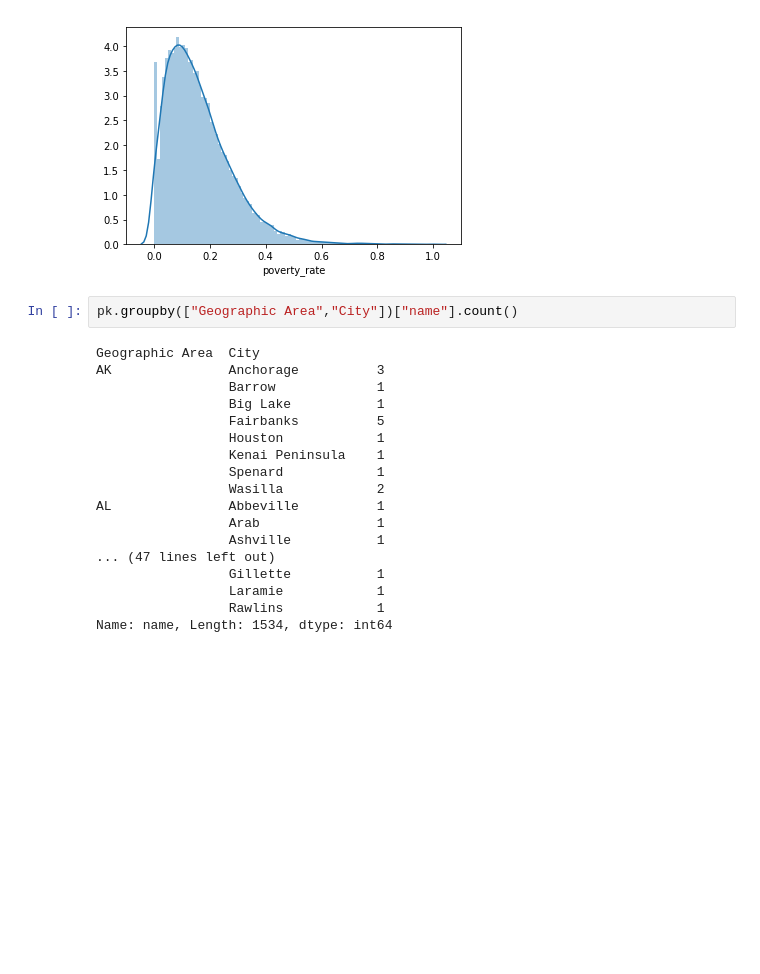
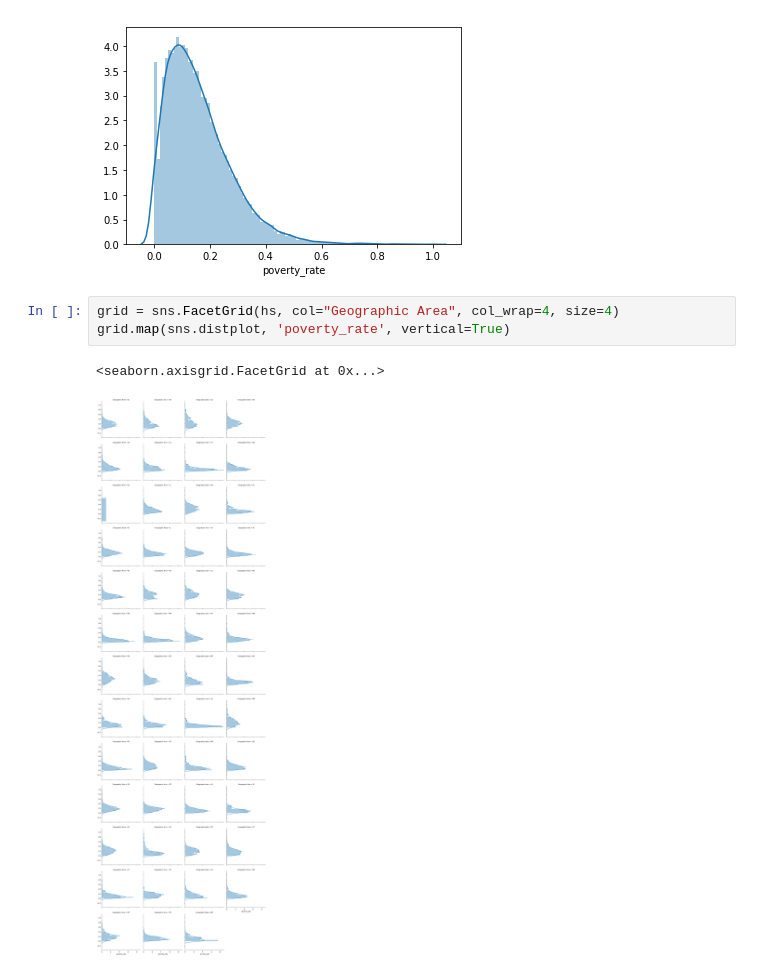
Before and after one commit to michaelzeng25/USA-shootings, a Jupyter notebook: USA shooting.ipynb, the cells around one changed output. Cells and saved outputs as stored; diff of their text form; blank space fills up the shorter version.

```diff
--- a/USA shooting.ipynb
+++ b/USA shooting.ipynb
@@ -163,23 +157,9 @@ sns.distplot(hs['poverty_rate'], bins=100)
 # %% [output]
 <matplotlib.axes._subplots.AxesSubplot at 0x...>
 [figure]
-# %%
-pk.groupby(["Geographic Area","City"])["name"].count()
-# %% [output]
-Geographic Area  City
-AK               Anchorage          3
-                 Barrow             1
-                 Big Lake           1
-                 Fairbanks          5
-                 Houston            1
-                 Kenai Peninsula    1
-                 Spenard            1
-                 Wasilla            2
-AL               Abbeville          1
-                 Arab               1
-                 Ashville           1
-... (47 lines left out)
-                 Gillette           1
-                 Laramie            1
-                 Rawlins            1
-Name: name, Length: 1534, dtype: int64
+# %%
+grid = sns.FacetGrid(hs, col="Geographic Area", col_wrap=4, size=4)
+grid.map(sns.distplot, 'poverty_rate', vertical=True)
+# %% [output]
+<seaborn.axisgrid.FacetGrid at 0x...>
+[figure, added]
```
Also changed, not shown: parts of 13 cells of this notebook.
